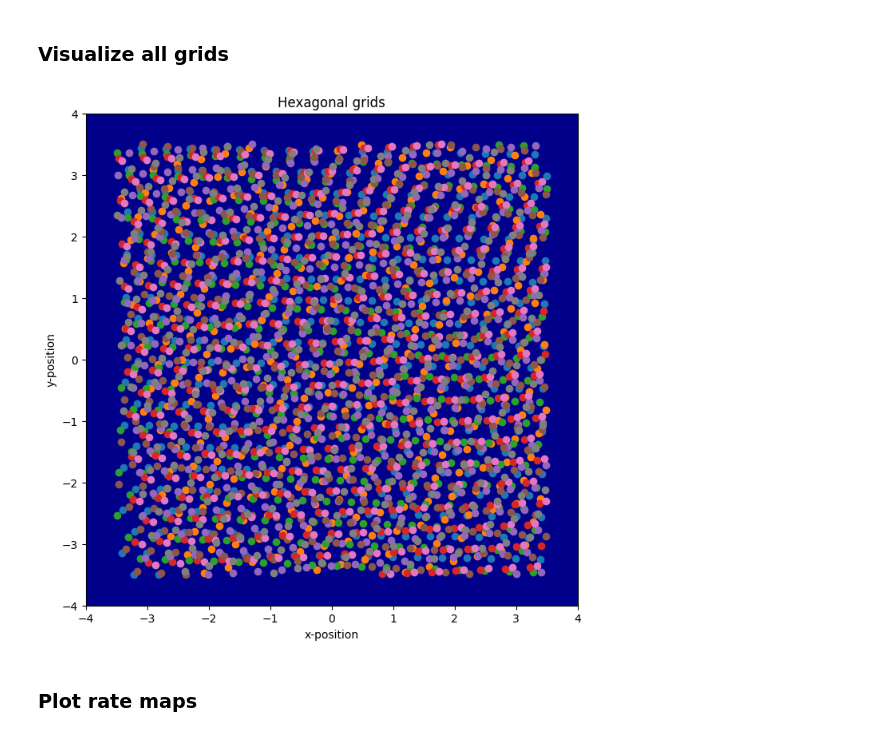
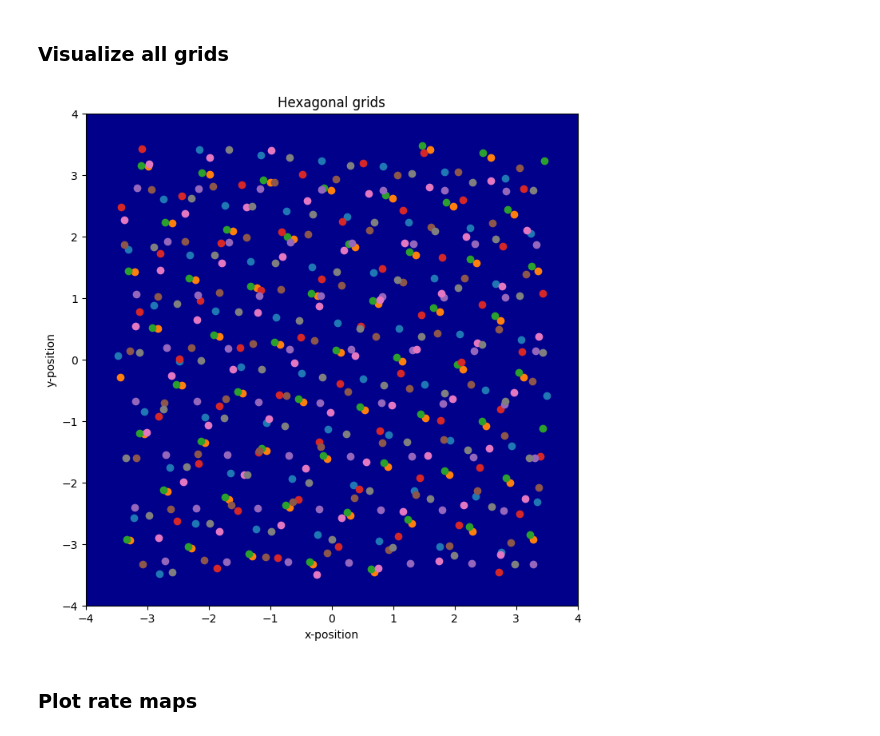
Before and after one commit to geometric-intelligence/neurometry, a Jupyter notebook: neuralgeom/notebooks/09_grid_cells_var_orientation.ipynb, the cells around one changed output. Drawn from its saved outputs; the diff is of its cells as text; code cells hidden in the pictures.

```diff
--- a/neuralgeom/notebooks/09_grid_cells_var_orientation.ipynb
+++ b/neuralgeom/notebooks/09_grid_cells_var_orientation.ipynb
@@ -146,16 +146,16 @@ def create_rate_maps(grids, field_width, arena_dims, resolution):
 # %% [markdown]
 ### Visualize all grids
 # %%
-grid_scale = 0.4
+grid_scale = 1
 arena_dims = np.array([7, 7])
 n_cells = 8
 grid_orientation_mean = 0
 grid_orientation_std = 6
 
 grids = generate_all_grids(grid_scale, arena_dims, n_cells, grid_orientation_mean, grid_orientation_std)
 viz(grids, arena_dims)
 # %% [output]
-[figure, old version]
+[figure, new version]
 # %% [markdown]
 ### Plot rate maps
 # %%
```
Also changed, not shown: parts of 5 cells of this notebook, 3 other files.
